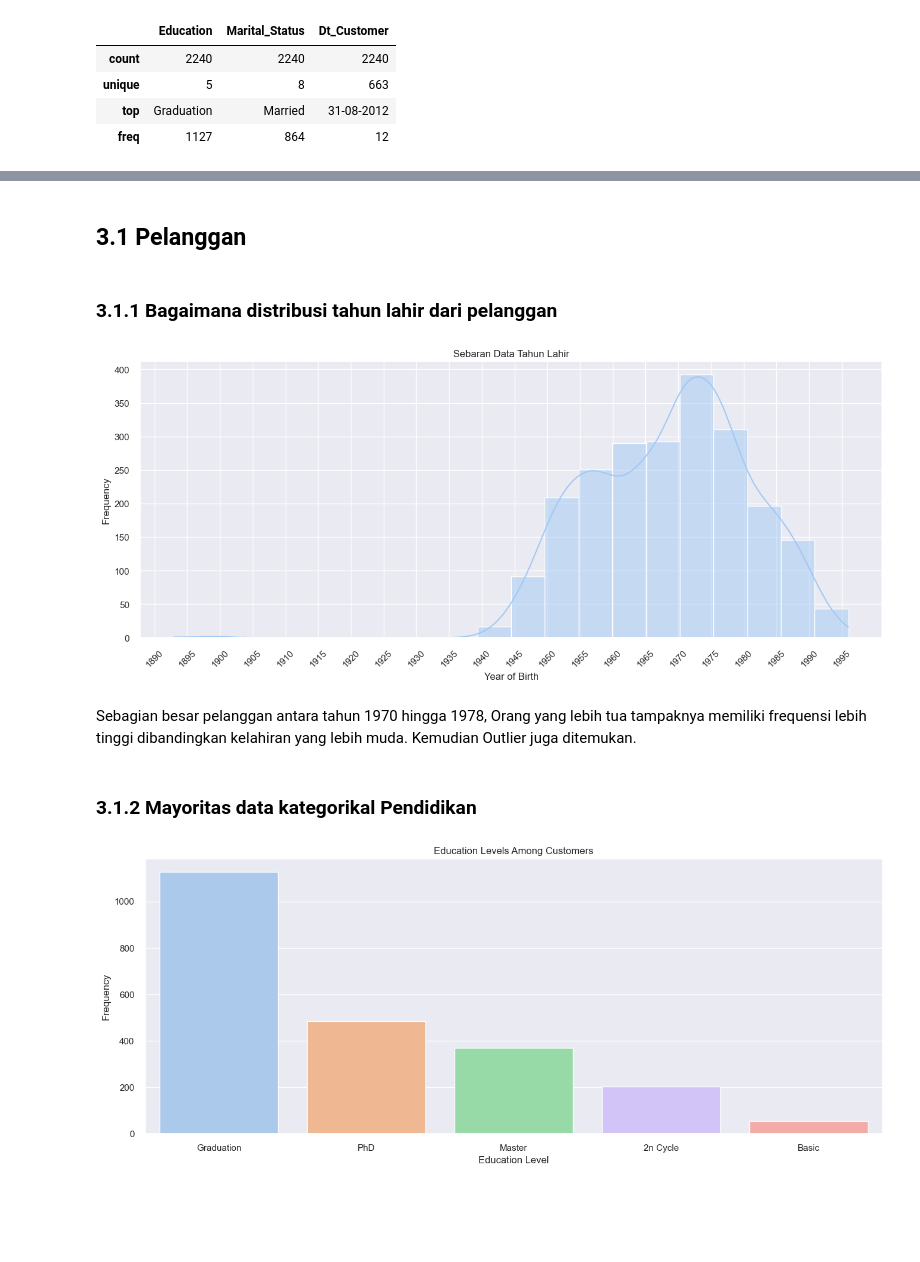
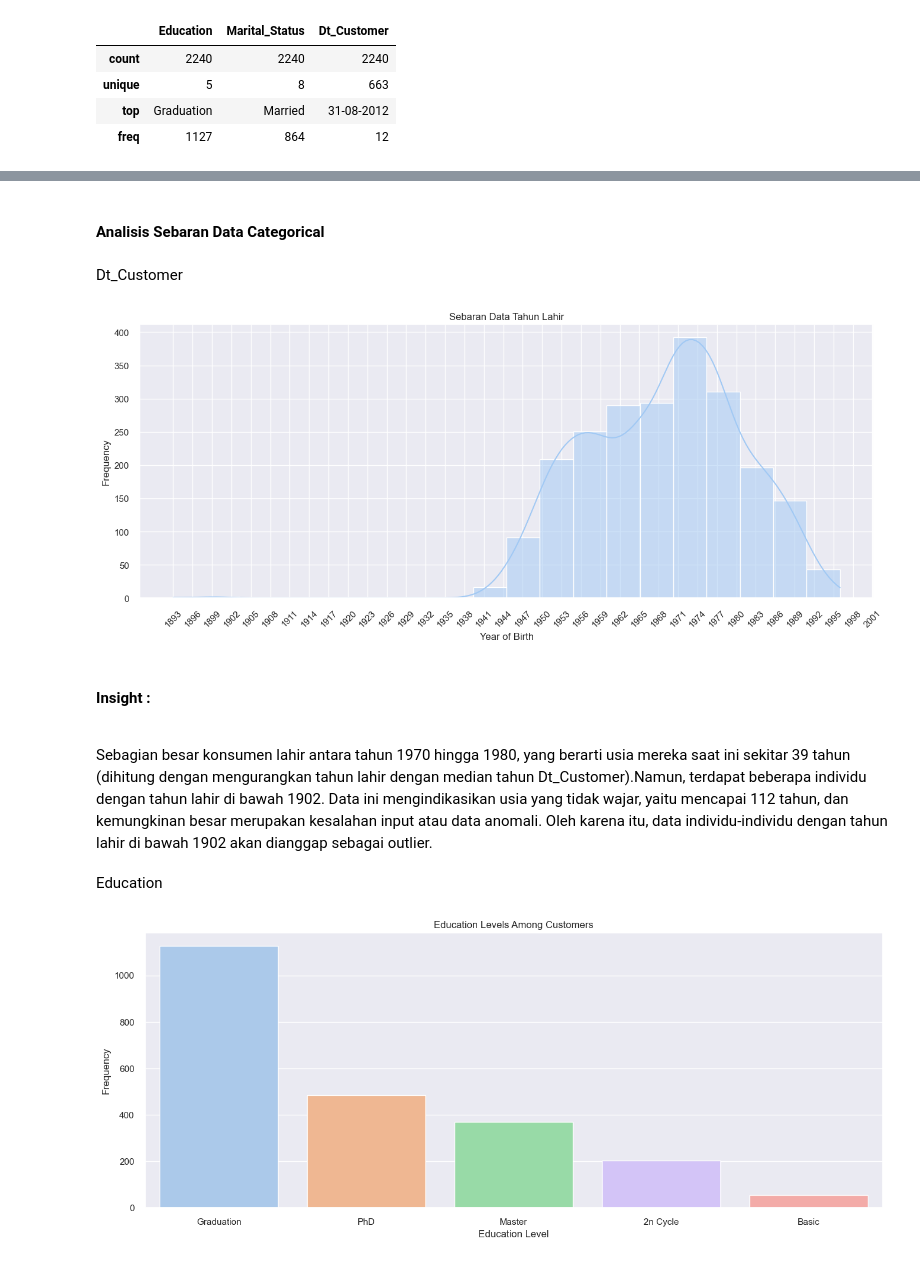
Before and after one commit to Nurdiansyah0/Capstone2, a Jupyter notebook: Jupyter/Supermarket Costumers.ipynb, the cells around one changed output, grey strips where cells are left out. Saved outputs shown, nothing was run; the diff lists cells and outputs as text; code cells hidden in the pictures; blank space fills up the shorter version.

```diff
--- a/Jupyter/Supermarket Costumers.ipynb
+++ b/Jupyter/Supermarket Costumers.ipynb
@@ -368,21 +415,20 @@ def set_labels(x="", y="", title="", axis=None):
-# %% [markdown]
-## 3.1 Pelanggan
-# %% [markdown]
-### 3.1.1 Bagaimana distribusi tahun lahir dari pelanggan
+# %% [markdown]
+<h4>Analisis Sebaran Data Categorical</h4>
+# %% [markdown]
+Dt_Customer
 # %%
 set_labels(x="Year of Birth", y="Frequency", title="Sebaran Data Tahun Lahir")
-plt.xticks(list(range(1830,2000,5)), rotation=45)
+plt.xticks(list(range(1893,2003,3)), rotation=45)
 plt.grid(True)
 sns.histplot(df['Year_Birth'], bins=20, kde=True)
 plt.show()
 # %% [output]
-[figure, old version]
+[figure, new version]
-# %% [markdown]
-Sebagian besar pelanggan antara tahun 1970 hingga 1978,
-Orang yang lebih tua tampaknya memiliki frequensi lebih tinggi dibandingkan kelahiran yang lebih muda.
-Kemudian Outlier juga ditemukan.
-# %% [markdown]
-### 3.1.2 Mayoritas data kategorikal Pendidikan
+# %% [markdown]
+<h4>Insight :</h4><br>
+Sebagian besar konsumen lahir antara tahun 1970 hingga 1980, yang berarti usia mereka saat ini sekitar 39 tahun (dihitung dengan mengurangkan tahun lahir dengan median tahun Dt_Customer).Namun, terdapat beberapa individu dengan tahun lahir di bawah 1902. Data ini  mengindikasikan usia yang tidak wajar, yaitu mencapai 112 tahun, dan  kemungkinan besar merupakan kesalahan input atau data anomali.  Oleh karena itu, data individu-individu dengan tahun lahir di bawah 1902 akan dianggap sebagai outlier.
+# %% [markdown]
+Education
 # %%
 set_labels(x="Education Level", y="Frequency", title="Education Levels Among Customers")
 sns.countplot(x=df.Education, order = df.Education.value_counts().index, hue=df.Education, legend=False)
```
Also changed, not shown: parts of 132 cells of this notebook.
